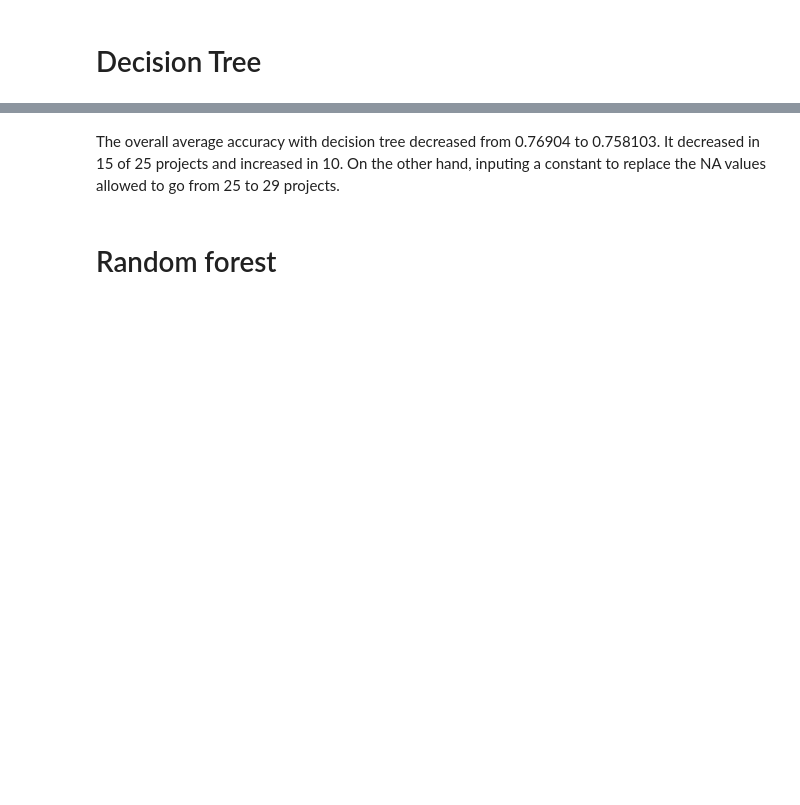
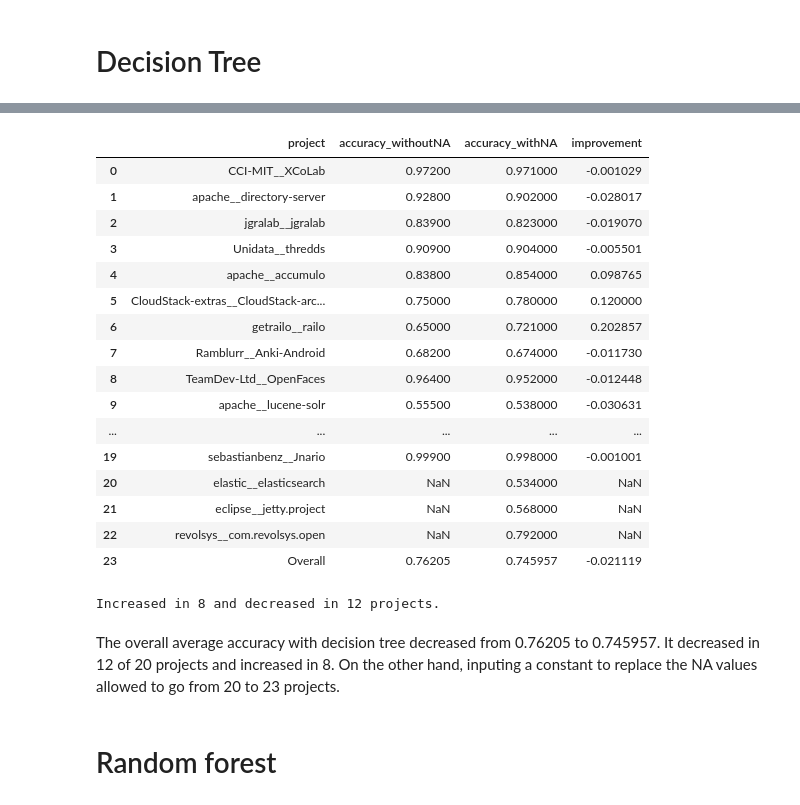
Before and after one commit to gems-uff/mestre, a Jupyter notebook: scripts/classifier/NA_values_impact_classification.ipynb, the cells around one changed output, grey strips where cells are left out. Cells and saved outputs as stored; diff of their text form; code cells hidden in the pictures; blank space fills up the shorter version.

```diff
--- a/scripts/classifier/NA_values_impact_classification.ipynb
+++ b/scripts/classifier/NA_values_impact_classification.ipynb
@@ -98,6 +98,32 @@ accuracy_dt
+# %%
+accuracy_dt
+# %% [output]
+|  | project | accuracy_withoutNA | accuracy_withNA | improvement |
+| 0 | CCI-MIT__XCoLab | 0.97200 | 0.971000 | -0.001029 |
+| 1 | apache__directory-server | 0.92800 | 0.902000 | -0.028017 |
+| 2 | jgralab__jgralab | 0.83900 | 0.823000 | -0.019070 |
+| 3 | Unidata__thredds | 0.90900 | 0.904000 | -0.005501 |
+| 4 | apache__accumulo | 0.83800 | 0.854000 | 0.098765 |
+| 5 | CloudStack-extras__CloudStack-arc... | 0.75000 | 0.780000 | 0.120000 |
+| 6 | getrailo__railo | 0.65000 | 0.721000 | 0.202857 |
+| 7 | Ramblurr__Anki-Android | 0.68200 | 0.674000 | -0.011730 |
+| 8 | TeamDev-Ltd__OpenFaces | 0.96400 | 0.952000 | -0.012448 |
+| 9 | apache__lucene-solr | 0.55500 | 0.538000 | -0.030631 |
+| ... | ... | ... | ... | ... |
+| 19 | sebastianbenz__Jnario | 0.99900 | 0.998000 | -0.001001 |
+| 20 | elastic__elasticsearch | NaN | 0.534000 | NaN |
+| 21 | eclipse__jetty.project | NaN | 0.568000 | NaN |
+| 22 | revolsys__com.revolsys.open | NaN | 0.792000 | NaN |
+| 23 | Overall | 0.76205 | 0.745957 | -0.021119 |
+# %%
+increased_n = len(accuracy_dt[(accuracy_dt['improvement'] > 0) &  (accuracy_dt['project'] != 'Overall')])
+decreased_n = len(accuracy_dt[(accuracy_dt['improvement'] < 0) &  (accuracy_dt['project'] != 'Overall')])
+print(f'Increased in {increased_n} and decreased in {decreased_n} projects.')
+# %% [output]
+Increased in 8 and decreased in 12 projects.
 # %% [markdown]
-The overall average accuracy with decision tree decreased from 0.76904 to 0.758103. It decreased in 15 of 25 projects and increased in 10.
-On the other hand, inputing a constant to replace the NA values allowed to go from 25 to 29 projects.
+The overall average accuracy with decision tree decreased from 0.76205 to 0.745957. It decreased in 12 of 20 projects and increased in 8.
+On the other hand, inputing a constant to replace the NA values allowed to go from 20 to 23 projects.
 # %% [markdown]
 # Random forest
 # %%
```
Also changed, not shown: parts of 8 cells of this notebook.
